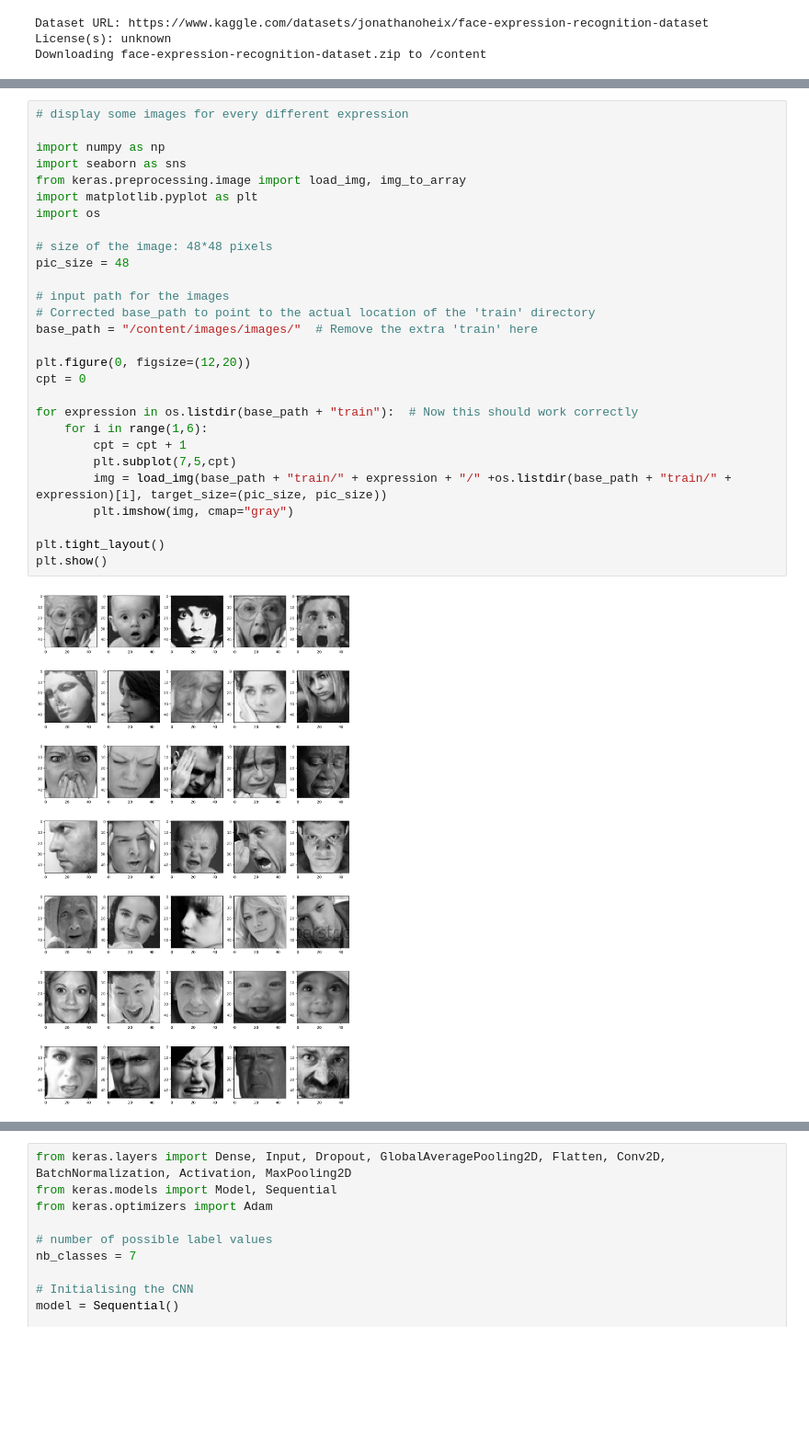
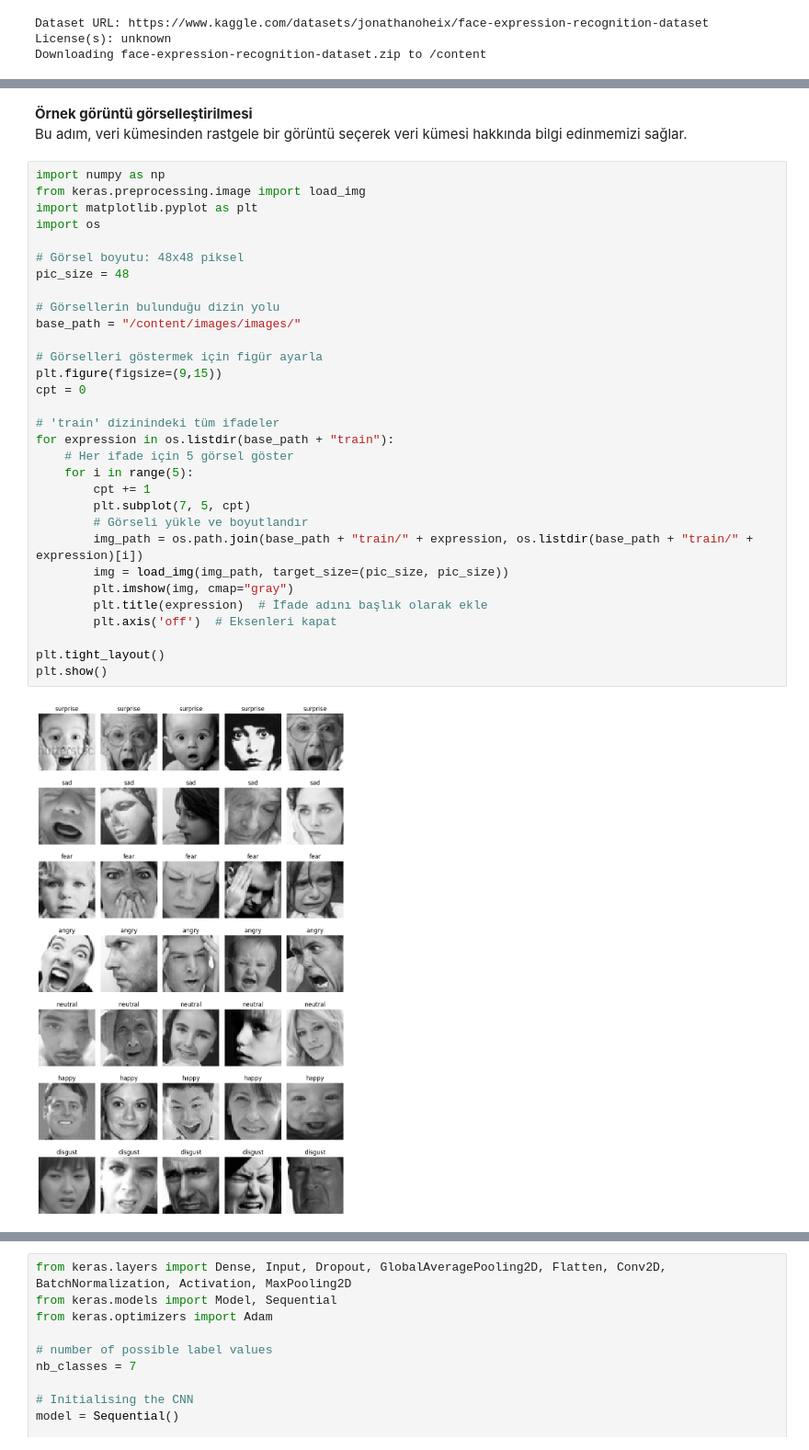
Before and after one commit to SefiyeArican/Face-expression-recognition, a Jupyter notebook: Face_expression_recognition_with_Deep_Learning.ipynb, the cells around one changed output, grey strips where cells are left out. Shown at 92% size. Drawn from its saved outputs; the diff is of its cells as text; blank space fills up the shorter version.

```diff
--- a/Face_expression_recognition_with_Deep_Learning.ipynb
+++ b/Face_expression_recognition_with_Deep_Learning.ipynb
@@ -152,30 +382,36 @@ First let's see how our images look like:
+# %% [markdown]
+**Örnek görüntü görselleştirilmesi**<br>
+Bu adım, veri kümesinden rastgele bir görüntü seçerek veri kümesi hakkında bilgi edinmemizi sağlar.
 # %%
-# display some images for every different expression
-
 import numpy as np
-import seaborn as sns
-from keras.preprocessing.image import load_img, img_to_array
+from keras.preprocessing.image import load_img
 import matplotlib.pyplot as plt
 import os
 
-# size of the image: 48*48 pixels
+# Görsel boyutu: 48x48 piksel
 pic_size = 48
 
-# input path for the images
-# Corrected base_path to point to the actual location of the 'train' directory
-base_path = "/content/images/images/"  # Remove the extra 'train' here
+# Görsellerin bulunduğu dizin yolu
+base_path = "/content/images/images/"
 
-plt.figure(0, figsize=(12,20))
+# Görselleri göstermek için figür ayarla
+plt.figure(figsize=(9,15))
 cpt = 0
 
-for expression in os.listdir(base_path + "train"):  # Now this should work correctly
-    for i in range(1,6):
-        cpt = cpt + 1
-        plt.subplot(7,5,cpt)
-        img = load_img(base_path + "train/" + expression + "/" +os.listdir(base_path + "train/" + expression)[i], target_size=(pic_size, pic_size))
+# 'train' dizinindeki tüm ifadeler
+for expression in os.listdir(base_path + "train"):
+    # Her ifade için 5 görsel göster
+    for i in range(5):
+        cpt += 1
+        plt.subplot(7, 5, cpt)
+        # Görseli yükle ve boyutlandır
+        img_path = os.path.join(base_path + "train/" + expression, os.listdir(base_path + "train/" + expression)[i])
+        img = load_img(img_path, target_size=(pic_size, pic_size))
         plt.imshow(img, cmap="gray")
+        plt.title(expression)  # İfade adını başlık olarak ekle
+        plt.axis('off')  # Eksenleri kapat
 
 plt.tight_layout()
 plt.show()
 # %% [output]
-[figure, old version]
+[figure, new version]
```
Also changed, not shown: parts of 44 cells of this notebook.
